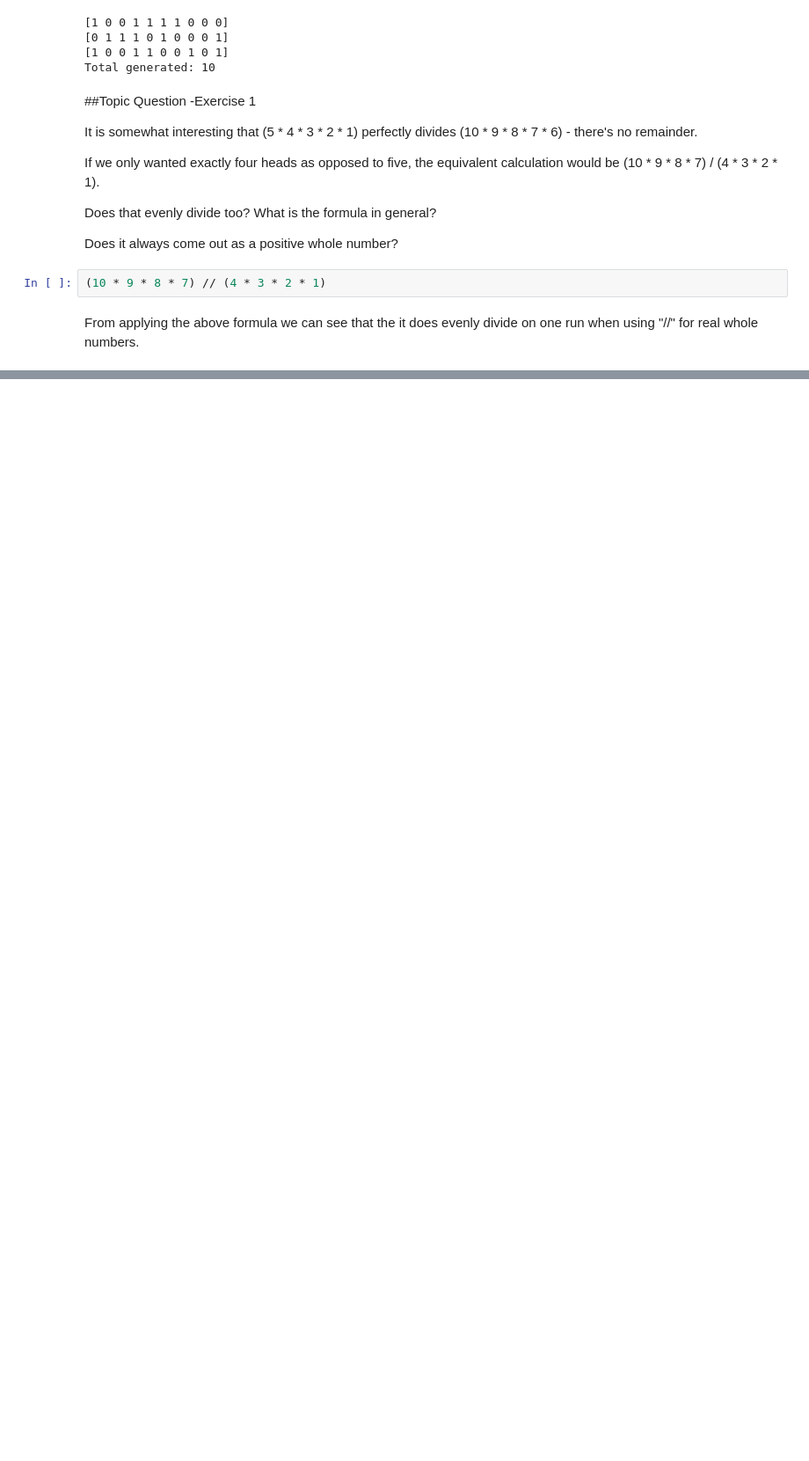
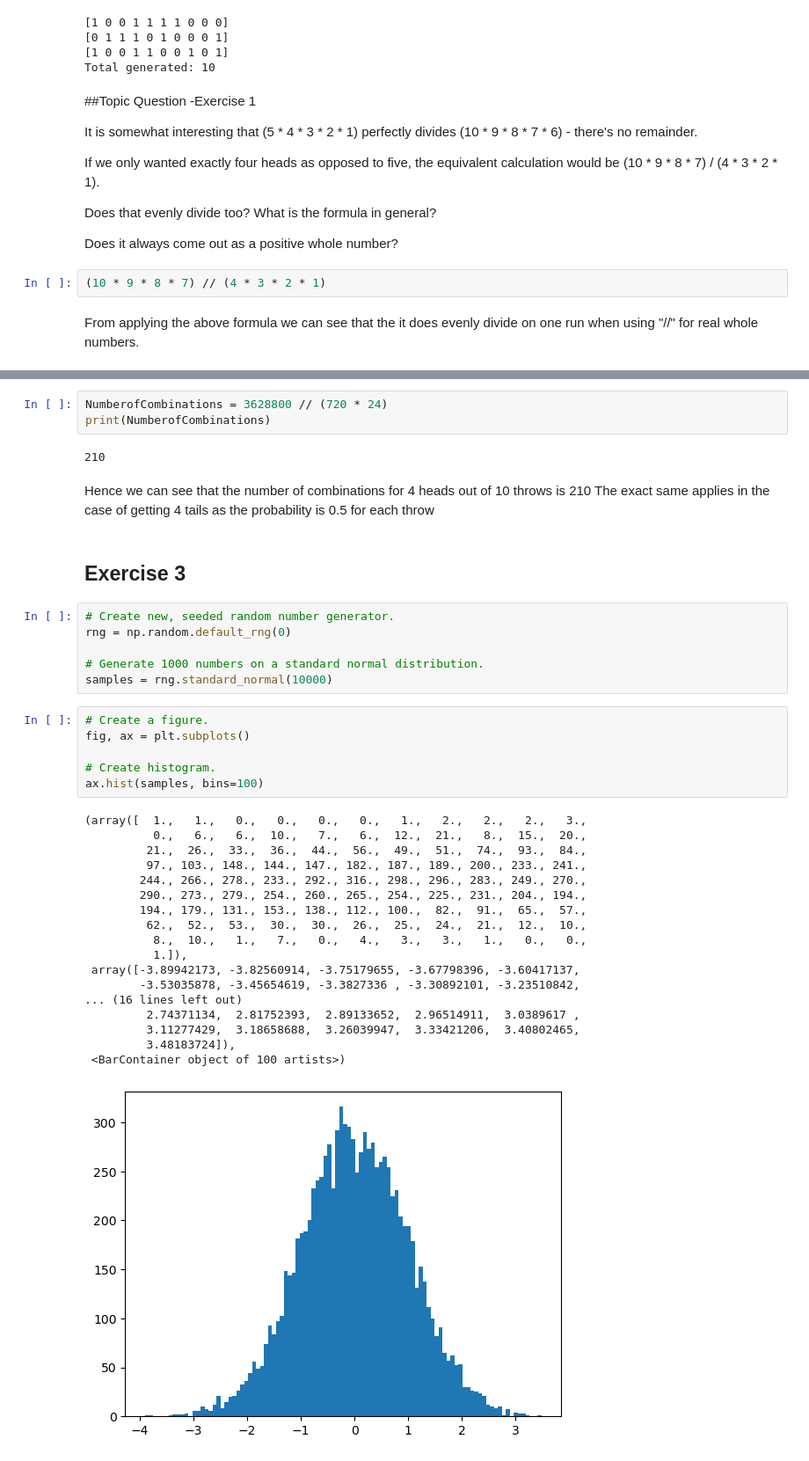
Before and after one commit to RyanMch97/FDA-Assement, a Jupyter notebook: FDA-Topic2.ipynb, the cells around one changed output, grey strips where cells are left out. Shown: that part at 88% size. Cells and saved outputs as stored; diff of their text form; blank space fills up the shorter version.

Commit message:
Exercise 1,2,3 - Randomness

```diff
--- a/FDA-Topic2.ipynb
+++ b/FDA-Topic2.ipynb
@@ -76,0 +176,41 @@ while i <= 100:
+# %%
+NumberofCombinations = 3628800 // (720 * 24)
+print(NumberofCombinations)
+# %% [output]
+210
+# %% [markdown]
+Hence we can see that the number of combinations for 4 heads out of 10 throws is 210
+The exact same applies in the case of getting 4 tails as the probability is 0.5 for each throw
+# %% [markdown]
+## Exercise 3
+# %%
+# Create new, seeded random number generator.
+rng = np.random.default_rng(0)
+
+# Generate 1000 numbers on a standard normal distribution.
+samples = rng.standard_normal(10000)
+# %%
+# Create a figure.
+fig, ax = plt.subplots()
+
+# Create histogram.
+ax.hist(samples, bins=100)
+# %% [output]
+(array([  1.,   1.,   0.,   0.,   0.,   0.,   1.,   2.,   2.,   2.,   3.,
+          0.,   6.,   6.,  10.,   7.,   6.,  12.,  21.,   8.,  15.,  20.,
+         21.,  26.,  33.,  36.,  44.,  56.,  49.,  51.,  74.,  93.,  84.,
+         97., 103., 148., 144., 147., 182., 187., 189., 200., 233., 241.,
+        244., 266., 278., 233., 292., 316., 298., 296., 283., 249., 270.,
+        290., 273., 279., 254., 260., 265., 254., 225., 231., 204., 194.,
+        194., 179., 131., 153., 138., 112., 100.,  82.,  91.,  65.,  57.,
+         62.,  52.,  53.,  30.,  30.,  26.,  25.,  24.,  21.,  12.,  10.,
+          8.,  10.,   1.,   7.,   0.,   4.,   3.,   3.,   1.,   0.,   0.,
+          1.]),
+ array([-3.89942173, -3.82560914, -3.75179655, -3.67798396, -3.60417137,
+        -3.53035878, -3.45654619, -3.3827336 , -3.30892101, -3.23510842,
+... (16 lines left out)
+         2.74371134,  2.81752393,  2.89133652,  2.96514911,  3.0389617 ,
+         3.11277429,  3.18658688,  3.26039947,  3.33421206,  3.40802465,
+         3.48183724]),
+ <BarContainer object of 100 artists>)
+[figure, added]
```
Also changed, not shown: parts of 27 cells of this notebook.
